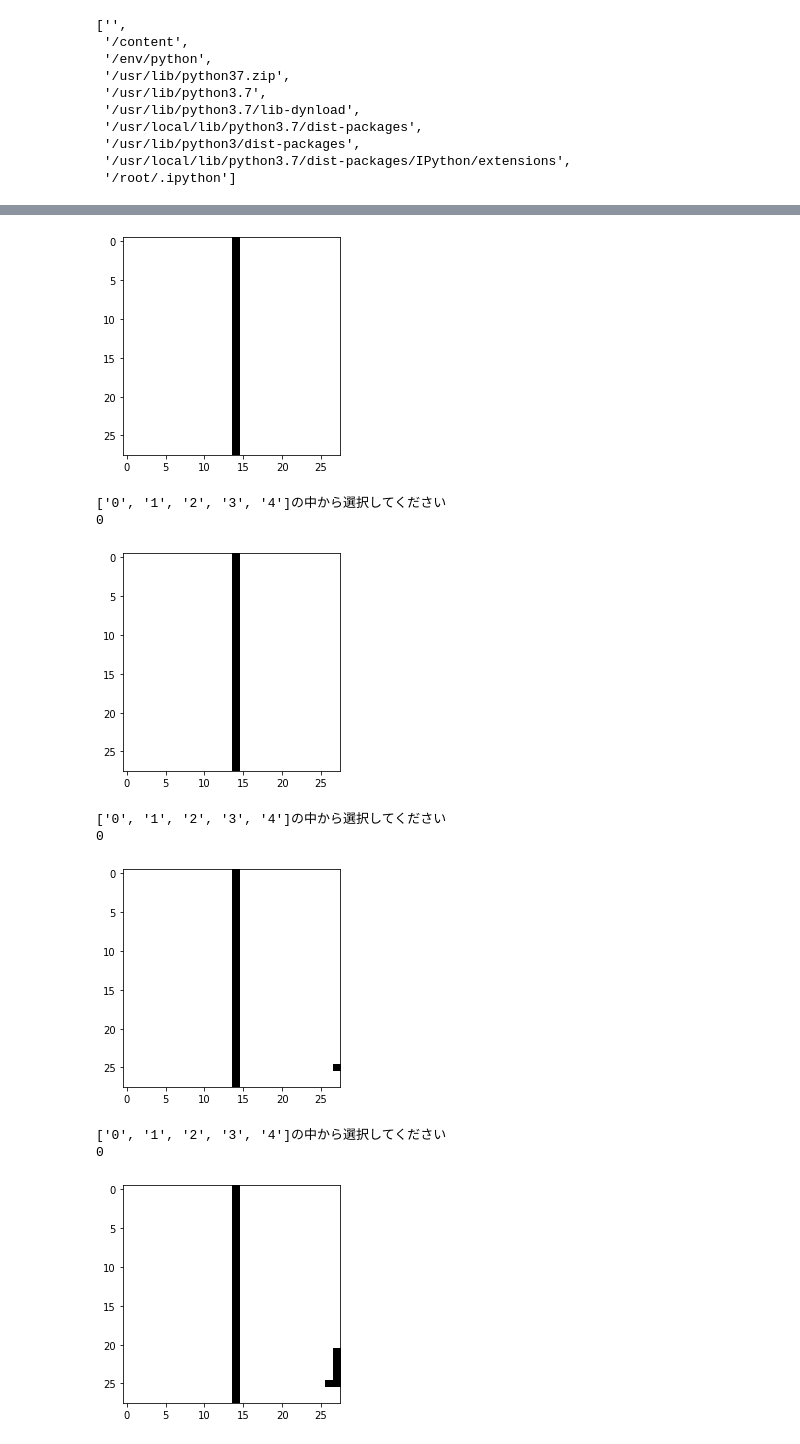
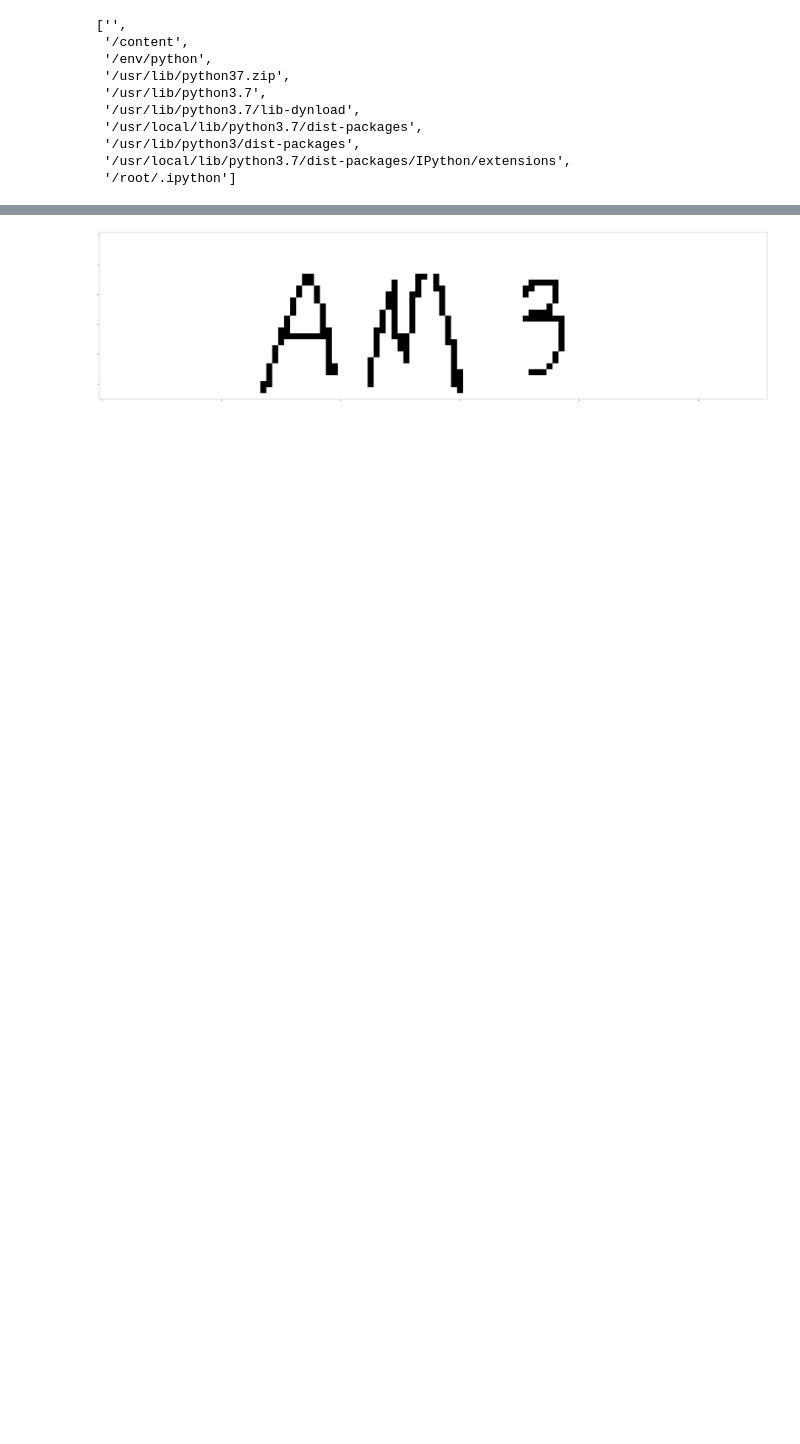
Before and after one commit to yuki-a12y/DS-course-calendar-data-analytics, a Jupyter notebook: notebook/データ作成.ipynb, the cells around one changed output, grey strips where cells are left out. Cells and saved outputs as stored; diff of their text form; code cells hidden in the pictures; blank space fills up the shorter version.

```diff
--- a/notebook/データ作成.ipynb
+++ b/notebook/データ作成.ipynb
@@ -29,18 +29,9 @@ imp.reload(create_sample_data)
 create_data = create_sample_data.CreateSampleData(['0', '1', '2', '3', '4'], convert_size=(112, 28), thresh=140, x_step=1)
 #リサイズの大きさは、MNISTに合わせて、(112, 28)とした
 # %%
-input_file_path = '/content/drive/MyDrive/DS入門講座/手書きカレンダープロジェクト/data/カレンダー画像＿大岡/am1/15 am.JPG'
-output_path = '/content/drive/MyDrive/DS入門講座/手書きカレンダープロジェクト/data/文字分割教師データ/data_02'
+input_file_path = '/content/drive/MyDrive/DS入門講座/手書きカレンダープロジェクト/data/カレンダー画像＿大岡/am3/2 am3.JPG'
+output_path = '/content/drive/MyDrive/DS入門講座/手書きカレンダープロジェクト/data/文字分割教師データ/data_03'
 # %%
-create_data.create_data(input_file_path=input_file_path)
+convert_img = create_data.convert_img(input_file_path=input_file_path)
 # %% [output]
-[figure, old version]
+[figure, new version]
-['0', '1', '2', '3', '4']の中から選択してください
-0
-[figure, removed]
-['0', '1', '2', '3', '4']の中から選択してください
-0
-[figure, removed]
-['0', '1', '2', '3', '4']の中から選択してください
-0
-[figure, removed]
```
Also changed, not shown: parts of 13 cells of this notebook, 3 other files.
